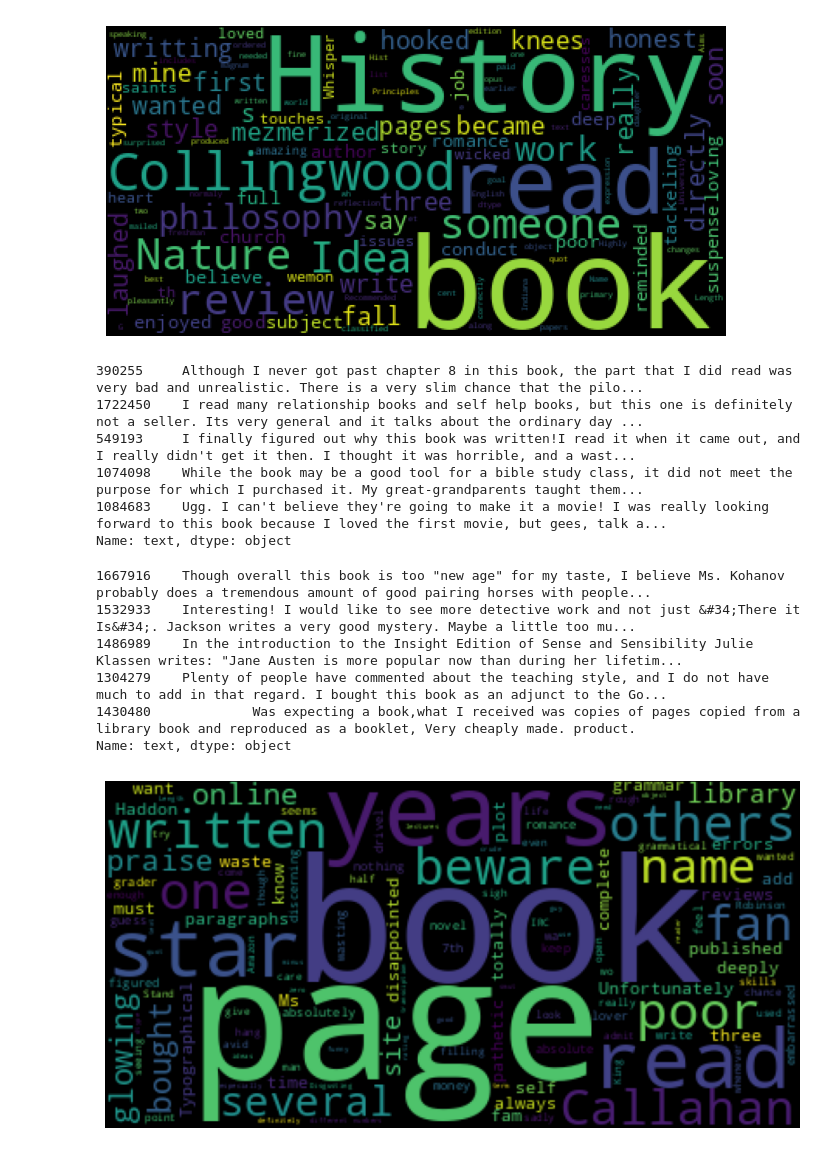
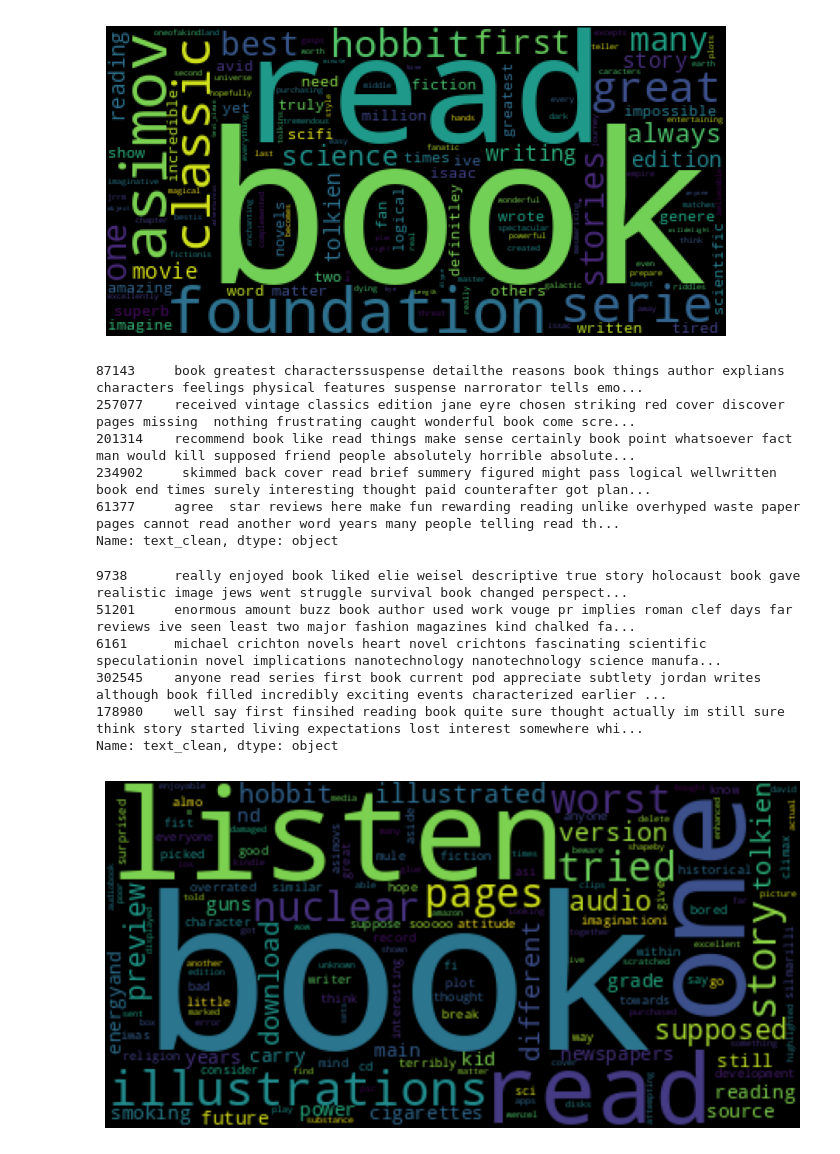
Before and after one commit to arnaldochm/final_project_nlp, a Jupyter notebook: notebooks/notebook_EDA.ipynb, the cells around one changed output. Cells and saved outputs as stored; diff of their text form; code cells hidden in the pictures.

Commit message:
Updated EDA Notebook to retrieve and Merge both Datasets

```diff
--- a/notebooks/notebook_EDA.ipynb
+++ b/notebooks/notebook_EDA.ipynb
@@ -57,0 +82,3 @@ df_rating_raw.sample(10)
+# %%
+df_all_data = df_rating_books_raw.merge(df_vader_sentiment, on='num_row', how='inner')
+df_all_data.info()
@@ -57,0 +117,4 @@ df_rating_raw.sample(10)
+# %%
+#Original Text is removed as clean text is added
+df_all_data = df_all_data.drop(['text'], axis=1)
+df_all_data.info()
@@ -57,0 +139,3 @@ df_rating_raw.sample(10)
+# %%
+df_all_data = df_all_data.drop(['index'], axis=1)
+df_all_data.info()
@@ -57,0 +163,3 @@ df_rating_raw.sample(10)
+# %%
+df_all_data = df_all_data.drop(['num_row'], axis=1)
+df_all_data.info()
@@ -87,5 +216,5 @@ Name: text, dtype: object
 # %%
-wordcloud5 = WordCloud(max_words=1000).generate(str(df_rating_raw[df_rating_raw['review']==5]['text']))
+wordcloud5 = WordCloud(max_words=1000).generate(str(df_all_data[df_all_data['review']==5]['text_clean']))
 
 fig = plt.figure(figsize=(8,8))
 
@@ -95,36 +224,36 @@ plt.imshow(wordcloud5)
 
 plt.show()
 # %% [output]
-[figure, old version]
+[figure, new version]
 # %%
-df_rating_raw[df_rating_raw['review']==1]['text'].sample(5, random_state=1299)
+df_all_data[df_all_data['review']==1]['text_clean'].sample(5, random_state=1299)
 # %% [output]
-390255     Although I never got past chapter 8 in this book, the part that I did read was very bad and unrealistic. There is a very slim chance that the pilo...
-1722450    I read many relationship books and self help books, but this one is definitely not a seller. Its very general and it talks about the ordinary day ...
-549193     I finally figured out why this book was written!I read it when it came out, and I really didn't get it then. I thought it was horrible, and a wast...
-1074098    While the book may be a good tool for a bible study class, it did not meet the purpose for which I purchased it. My great-grandparents taught them...
-1084683    Ugg. I can't believe they're going to make it a movie! I was really looking forward to this book because I loved the first movie, but gees, talk a...
-Name: text, dtype: object
+87143     book greatest characterssuspense detailthe reasons book things author explians characters feelings physical features suspense narrorator tells emo...
+257077    received vintage classics edition jane eyre chosen striking red cover discover  pages missing  nothing frustrating caught wonderful book come scre...
+201314    recommend book like read things make sense certainly book point whatsoever fact man would kill supposed friend people absolutely horrible absolute...
+234902     skimmed back cover read brief summery figured might pass logical wellwritten book end times surely interesting thought paid counterafter got plan...
+61377     agree  star reviews here make fun rewarding reading unlike overhyped waste paper  pages cannot read another word years many people telling read th...
+Name: text_clean, dtype: object
 # %%
-df_rating_raw[df_rating_raw['review']==3]['text'].sample(5, random_state=1299)
+df_all_data[df_all_data['review']==3]['text_clean'].sample(5, random_state=1299)
 # %% [output]
-1667916    Though overall this book is too "new age" for my taste, I believe Ms. Kohanov probably does a tremendous amount of good pairing horses with people...
-1532933    Interesting! I would like to see more detective work and not just &#34;There it Is&#34;. Jackson writes a very good mystery. Maybe a little too mu...
-1486989    In the introduction to the Insight Edition of Sense and Sensibility Julie Klassen writes: "Jane Austen is more popular now than during her lifetim...
-1304279    Plenty of people have commented about the teaching style, and I do not have much to add in that regard. I bought this book as an adjunct to the Go...
-1430480             Was expecting a book,what I received was copies of pages copied from a library book and reproduced as a booklet, Very cheaply made. product.
-Name: text, dtype: object
+9738      really enjoyed book liked elie weisel descriptive true story holocaust book gave realistic image jews went struggle survival book changed perspect...
+51201     enormous amount buzz book author used work vouge pr implies roman clef days far reviews ive seen least two major fashion magazines kind chalked fa...
+6161      michael crichton novels heart novel crichtons fascinating scientific speculationin novel implications nanotechnology nanotechnology science manufa...
+302545    anyone read series first book current pod appreciate subtlety jordan writes although book filled incredibly exciting events characterized earlier ...
+178980    well say first finsihed reading book quite sure thought actually im still sure think story started living expectations lost interest somewhere whi...
+Name: text_clean, dtype: object
 # %%
-wordcloud1 = WordCloud(max_words=1000).generate(str(df_rating_raw[df_rating_raw['review']==1]['text']))
+wordcloud1 = WordCloud(max_words=1000).generate(str(df_all_data[df_all_data['review']==1]['text_clean']))
 
 fig = plt.figure(figsize=(10,8))
 
 plt.axis('off')
 
 plt.imshow(wordcloud1)
 
 plt.show()
 # %% [output]
-[figure, old version]
+[figure, new version]
 # %%
 plt.figure(figsize=(10, 6))
```
Also changed, not shown: parts of 29 cells of this notebook, 1 other file.
